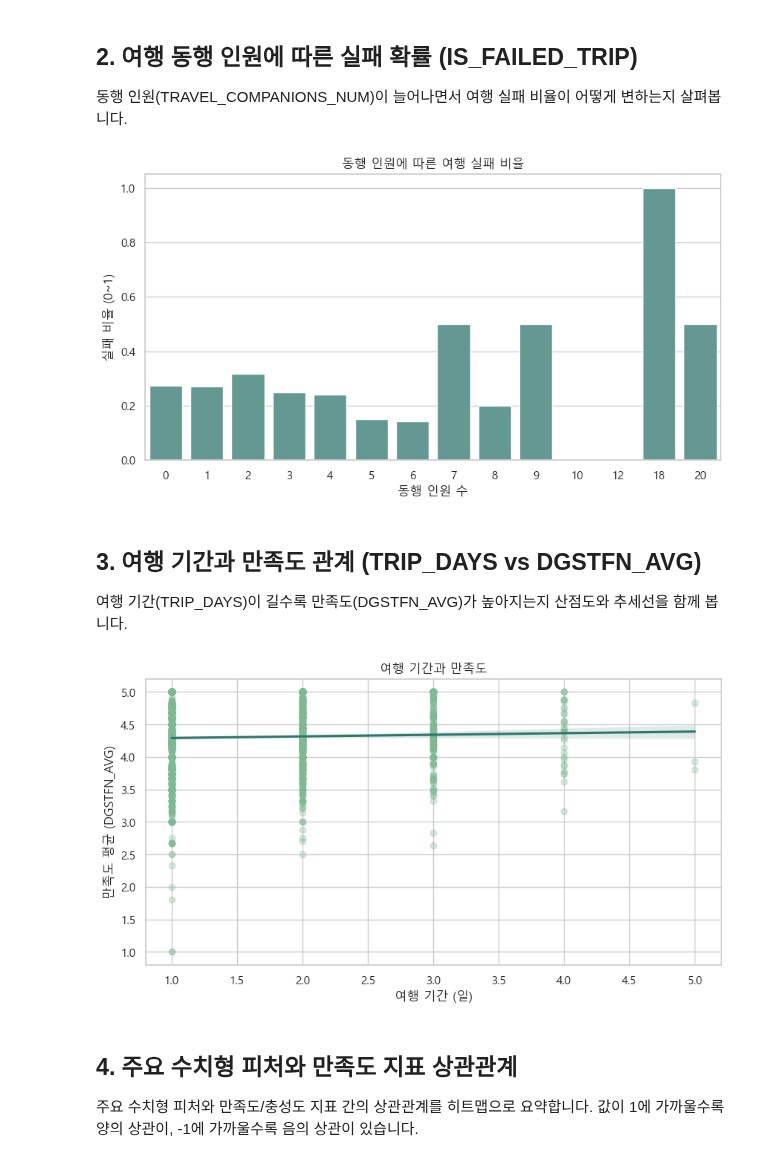
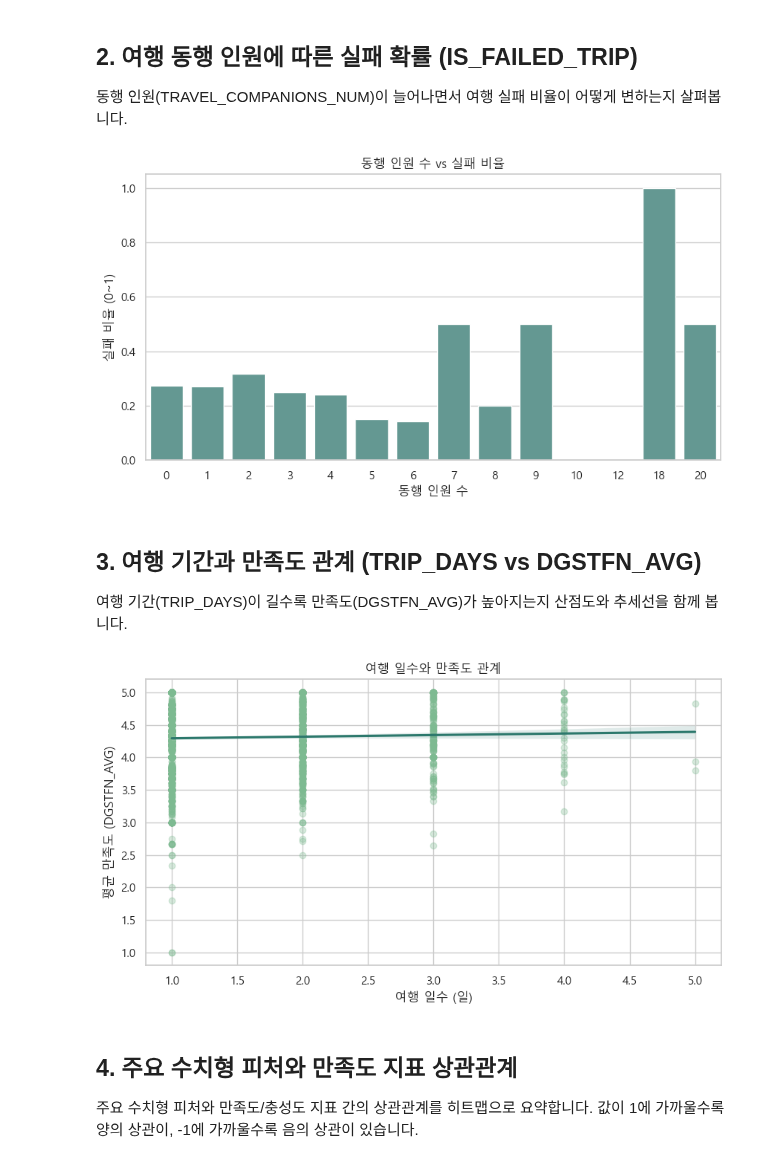
Before and after one commit to SKNetworks-AI19-250818/SKN19-mini-1Team, a Jupyter notebook: preprocessing/notebook/01_EDA.ipynb, the cells around one changed output. Cells and saved outputs as stored; diff of their text form; code cells hidden in the pictures.

```diff
--- a/preprocessing/notebook/01_EDA.ipynb
+++ b/preprocessing/notebook/01_EDA.ipynb
@@ -19,8 +16,12 @@ plt.rcParams['axes.unicode_minus'] = False
 # %%
-# 1) CSV 파일을 불러오고 기본 크기를 확인
-file_path = "../../data/training/final/travel_insight_v1.csv"
-travel = pd.read_csv(file_path)
-print(f"데이터 행(row) 수: {len(travel)}")
-print(f"데이터 열(column) 수: {len(travel.columns)}")
+# 1) CSV 파일 불러오기와 크기 확인
+DATA_PATH = Path("../../data/training/final/travel_insight_v1.csv")
+
+travel = pd.read_csv(DATA_PATH)
+
+row_count, column_count = travel.shape
+print(f"행(row) 수: {row_count}")
+print(f"열(column) 수: {column_count}")
+
 travel.head()
 # %% [output]
@@ -53,30 +60,43 @@ plt.show()
 
 동행 인원(TRAVEL_COMPANIONS_NUM)이 늘어나면서 여행 실패 비율이 어떻게 변하는지 살펴봅니다.
 # %%
-failed_rate = (travel.groupby("TRAVEL_COMPANIONS_NUM", dropna=False)["IS_FAILED_TRIP"].mean().reset_index())
-failed_rate.rename(columns={"IS_FAILED_TRIP": "FAILED_RATE"}, inplace=True)
+# 3) 동행 인원 수에 따른 실패 여행 비율
+failed_rate = (
+    travel.groupby("TRAVEL_COMPANIONS_NUM", dropna=False)["IS_FAILED_TRIP"]
+    .mean()
+    .reset_index(name="FAILED_RATE")
+)
 
 plt.figure(figsize=(10, 5))
 sns.barplot(data=failed_rate, x="TRAVEL_COMPANIONS_NUM", y="FAILED_RATE", color="#5BA199")
-plt.title("동행 인원에 따른 여행 실패 비율")
+plt.title("동행 인원 수 vs 실패 비율")
 plt.xlabel("동행 인원 수")
 plt.ylabel("실패 비율 (0~1)")
 plt.show()
 # %% [output]
-[figure, old version]
+[figure, new version]
 # %% [markdown]
 ## 3. 여행 기간과 만족도 관계 (TRIP_DAYS vs DGSTFN_AVG)
 
 여행 기간(TRIP_DAYS)이 길수록 만족도(DGSTFN_AVG)가 높아지는지 산점도와 추세선을 함께 봅니다.
 # %%
+# 4) 여행 일수와 만족도 관계 살펴보기
+trip_vs_satisfaction = travel[["TRIP_DAYS", "DGSTFN_AVG"]].dropna()
+
 plt.figure(figsize=(10, 5))
-sns.regplot(data=travel, x="TRIP_DAYS", y="DGSTFN_AVG", scatter_kws={"alpha": 0.3}, line_kws={"color": "#2C786C"})
-plt.title("여행 기간과 만족도")
-plt.xlabel("여행 기간 (일)")
-plt.ylabel("만족도 평균 (DGSTFN_AVG)")
+sns.regplot(
+    data=trip_vs_satisfaction,
+    x="TRIP_DAYS",
+    y="DGSTFN_AVG",
+    scatter_kws={"alpha": 0.3},
+    line_kws={"color": "#2C786C"},
+)
+plt.title("여행 일수와 만족도 관계")
+plt.xlabel("여행 일수 (일)")
+plt.ylabel("평균 만족도 (DGSTFN_AVG)")
 plt.show()
 # %% [output]
-[figure, old version]
+[figure, new version]
 # %% [markdown]
 ## 4. 주요 수치형 피처와 만족도 지표 상관관계
 
```
Also changed, not shown: parts of 8 cells of this notebook, 1 other file.
